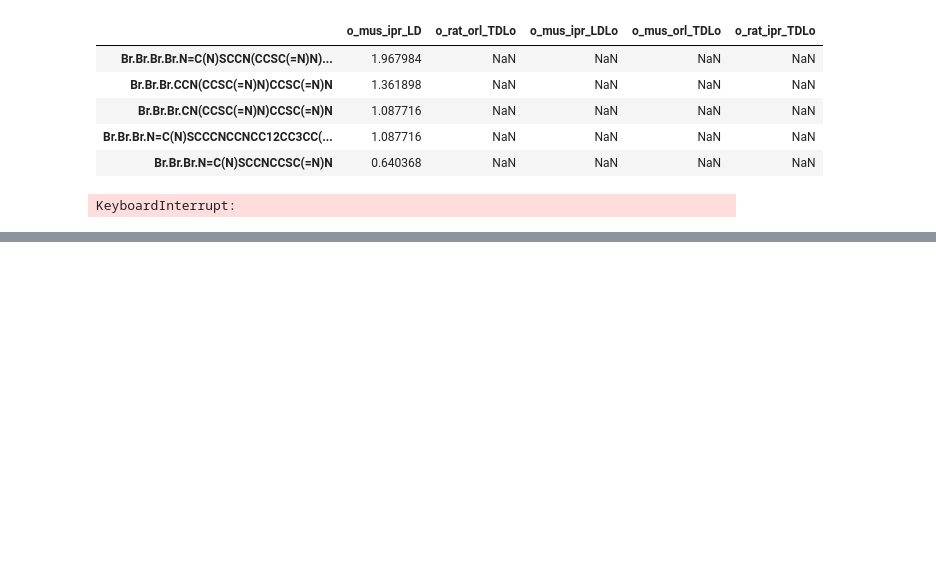
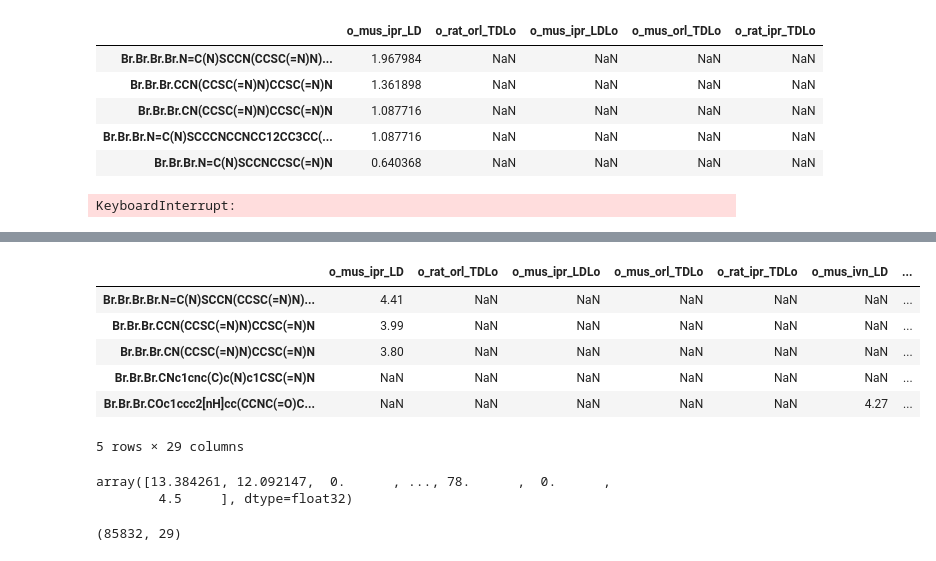
Before and after one commit to FCreate/DBChem, a Jupyter notebook: DeleteMe2.ipynb, the cells around one changed output, grey strips where cells are left out. Saved outputs shown, nothing was run; the diff lists cells and outputs as text; code cells hidden in the pictures; blank space fills up the shorter version.

```diff
--- a/DeleteMe2.ipynb
+++ b/DeleteMe2.ipynb
@@ -320,0 +343,2 @@ NameError: name 'smil' is not defined
+# %%
+df, smiles2descriptors = get_data("config_endpoints.yml")
@@ -320,0 +347,15 @@ NameError: name 'smil' is not defined
+# %%
+df.head()
+# %% [output]
+|  | o_mus_ipr_LD | o_rat_orl_TDLo | o_mus_ipr_LDLo | o_mus_orl_TDLo | o_rat_ipr_TDLo | o_mus_ivn_LD | ... |
+| Br.Br.Br.Br.N=C(N)SCCN(CCSC(=N)N)... | 4.41 | NaN | NaN | NaN | NaN | NaN | ... |
+| Br.Br.Br.CCN(CCSC(=N)N)CCSC(=N)N | 3.99 | NaN | NaN | NaN | NaN | NaN | ... |
+| Br.Br.Br.CN(CCSC(=N)N)CCSC(=N)N | 3.80 | NaN | NaN | NaN | NaN | NaN | ... |
+| Br.Br.Br.CNc1cnc(C)c(N)c1CSC(=N)N | NaN | NaN | NaN | NaN | NaN | NaN | ... |
+| Br.Br.Br.COc1ccc2[nH]cc(CCNC(=O)C... | NaN | NaN | NaN | NaN | NaN | 4.27 | ... |
+5 rows × 29 columns
+# %%
+smiles2descriptors["Br.Br.Br.Br.N=C(N)SCCN(CCSC(=N)N)CCSC(=N)N"]
+# %% [output]
+array([13.384261, 12.092147,  0.      , ..., 78.      ,  0.      ,
+        4.5     ], dtype=float32)
@@ -320,0 +366,4 @@ NameError: name 'smil' is not defined
+# %%
+y.shape
+# %% [output]
+(85832, 29)
```
Also changed, not shown: parts of 75 cells of this notebook, 9 other files.
